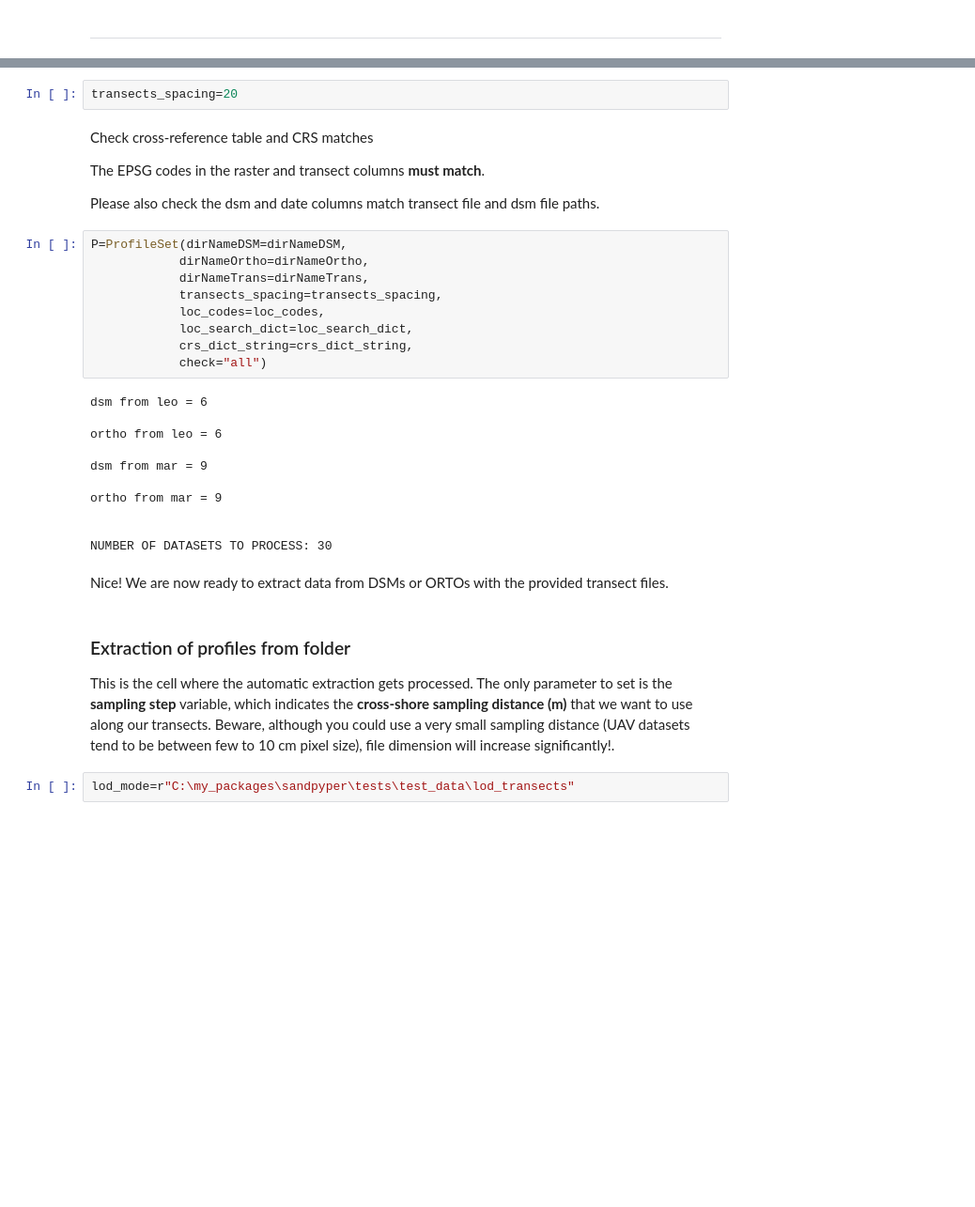
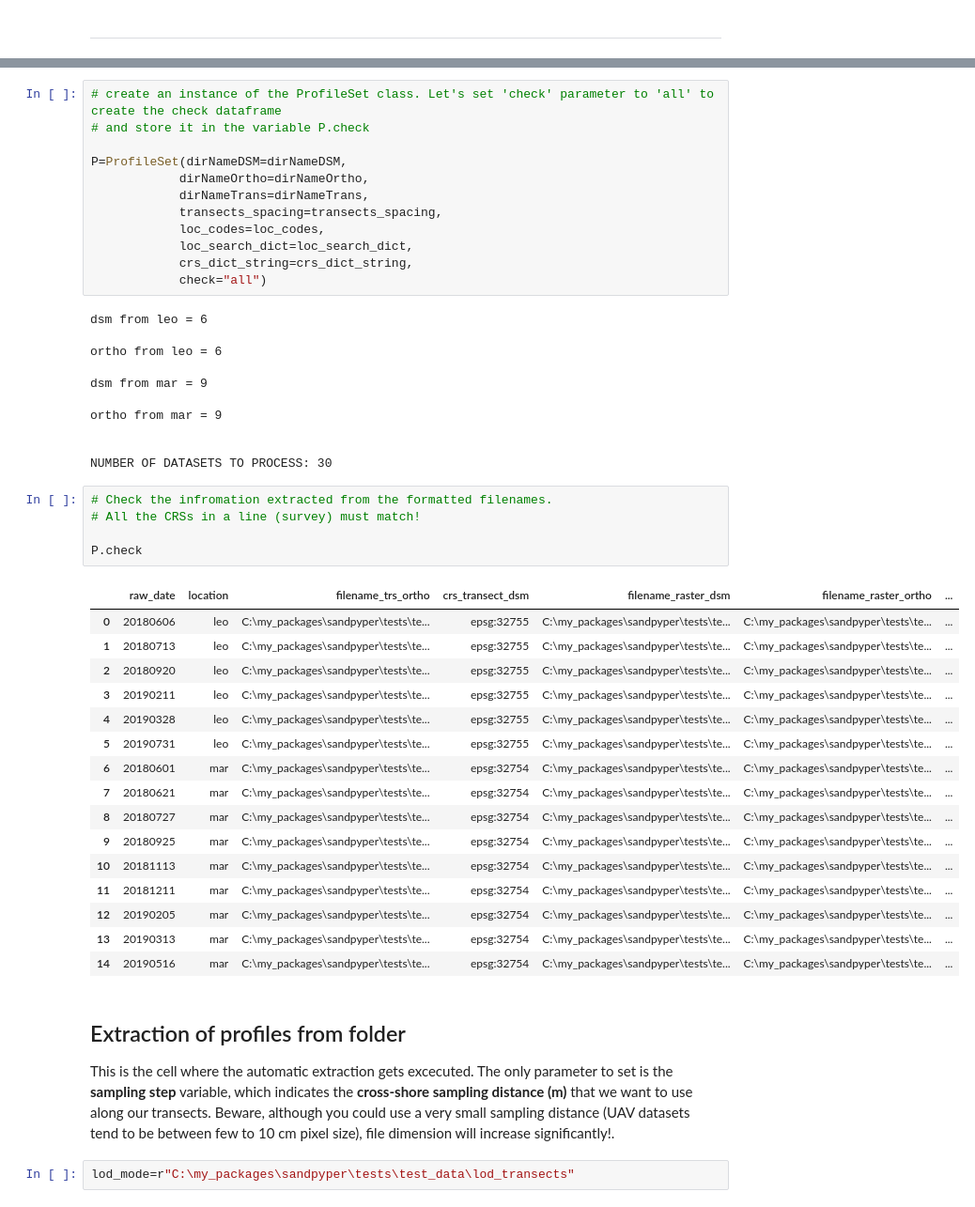
Before and after one commit to npucino/sandpyper, a Jupyter notebook: examples/Profiles extraction, unsupervised sand labelling and cleaning.ipynb, the cells around one changed output, grey strips where cells are left out. Shown at 94% size. Drawn from its saved outputs; the diff is of its cells as text; blank space fills up the shorter version.

```diff
--- a/examples/Profiles extraction, unsupervised sand labelling and cleaning.ipynb
+++ b/examples/Profiles extraction, unsupervised sand labelling and cleaning.ipynb
@@ -49,12 +74,7 @@ crs_dict_string= {
-# %%
-transects_spacing=20
-# %% [markdown]
-Check cross-reference table and CRS matches
-
-The EPSG codes in the raster and transect columns __must match__.
-
-Please also check the dsm and date columns match transect file and dsm file paths.
 # %%
+# create an instance of the ProfileSet class. Let's set 'check' parameter to 'all' to create the check dataframe
+# and store it in the variable P.check
+
 P=ProfileSet(dirNameDSM=dirNameDSM,
             dirNameOrtho=dirNameOrtho,
             dirNameTrans=dirNameTrans,
@@ -74,12 +94,32 @@ ortho from mar = 9
 
 
 NUMBER OF DATASETS TO PROCESS: 30
-# %% [markdown]
-Nice! We are now ready to extract data from DSMs or ORTOs with the provided transect files.
+# %%
+# Check the infromation extracted from the formatted filenames.
+# All the CRSs in a line (survey) must match!
+
+P.check
+# %% [output]
+|  | raw_date | location | filename_trs_ortho | crs_transect_dsm | filename_raster_dsm | filename_raster_ortho | ... |
+| 0 | 20180606 | leo | C:\my_packages\sandpyper\tests\te... | epsg:32755 | C:\my_packages\sandpyper\tests\te... | C:\my_packages\sandpyper\tests\te... | ... |
+| 1 | 20180713 | leo | C:\my_packages\sandpyper\tests\te... | epsg:32755 | C:\my_packages\sandpyper\tests\te... | C:\my_packages\sandpyper\tests\te... | ... |
+| 2 | 20180920 | leo | C:\my_packages\sandpyper\tests\te... | epsg:32755 | C:\my_packages\sandpyper\tests\te... | C:\my_packages\sandpyper\tests\te... | ... |
+| 3 | 20190211 | leo | C:\my_packages\sandpyper\tests\te... | epsg:32755 | C:\my_packages\sandpyper\tests\te... | C:\my_packages\sandpyper\tests\te... | ... |
+| 4 | 20190328 | leo | C:\my_packages\sandpyper\tests\te... | epsg:32755 | C:\my_packages\sandpyper\tests\te... | C:\my_packages\sandpyper\tests\te... | ... |
+| 5 | 20190731 | leo | C:\my_packages\sandpyper\tests\te... | epsg:32755 | C:\my_packages\sandpyper\tests\te... | C:\my_packages\sandpyper\tests\te... | ... |
+| 6 | 20180601 | mar | C:\my_packages\sandpyper\tests\te... | epsg:32754 | C:\my_packages\sandpyper\tests\te... | C:\my_packages\sandpyper\tests\te... | ... |
+| 7 | 20180621 | mar | C:\my_packages\sandpyper\tests\te... | epsg:32754 | C:\my_packages\sandpyper\tests\te... | C:\my_packages\sandpyper\tests\te... | ... |
+| 8 | 20180727 | mar | C:\my_packages\sandpyper\tests\te... | epsg:32754 | C:\my_packages\sandpyper\tests\te... | C:\my_packages\sandpyper\tests\te... | ... |
+| 9 | 20180925 | mar | C:\my_packages\sandpyper\tests\te... | epsg:32754 | C:\my_packages\sandpyper\tests\te... | C:\my_packages\sandpyper\tests\te... | ... |
+| 10 | 20181113 | mar | C:\my_packages\sandpyper\tests\te... | epsg:32754 | C:\my_packages\sandpyper\tests\te... | C:\my_packages\sandpyper\tests\te... | ... |
+| 11 | 20181211 | mar | C:\my_packages\sandpyper\tests\te... | epsg:32754 | C:\my_packages\sandpyper\tests\te... | C:\my_packages\sandpyper\tests\te... | ... |
+| 12 | 20190205 | mar | C:\my_packages\sandpyper\tests\te... | epsg:32754 | C:\my_packages\sandpyper\tests\te... | C:\my_packages\sandpyper\tests\te... | ... |
+| 13 | 20190313 | mar | C:\my_packages\sandpyper\tests\te... | epsg:32754 | C:\my_packages\sandpyper\tests\te... | C:\my_packages\sandpyper\tests\te... | ... |
+| 14 | 20190516 | mar | C:\my_packages\sandpyper\tests\te... | epsg:32754 | C:\my_packages\sandpyper\tests\te... | C:\my_packages\sandpyper\tests\te... | ... |
 # %% [markdown]
-### Extraction of profiles from folder
+## Extraction of profiles from folder
 
-This is the cell where the automatic extraction gets processed.
+This is the cell where the automatic extraction gets excecuted.
 The only parameter to set is the __sampling step__ variable, which indicates the __cross-shore sampling distance (m)__ that we want to use along our transects. Beware, although you could use a very small sampling distance (UAV datasets tend to be between few to 10 cm pixel size), file dimension will increase significantly!.
 # %%
 lod_mode=r"C:\my_packages\sandpyper\tests\test_data\lod_transects"
```
Also changed, not shown: parts of 10 cells of this notebook, 1 other file.
